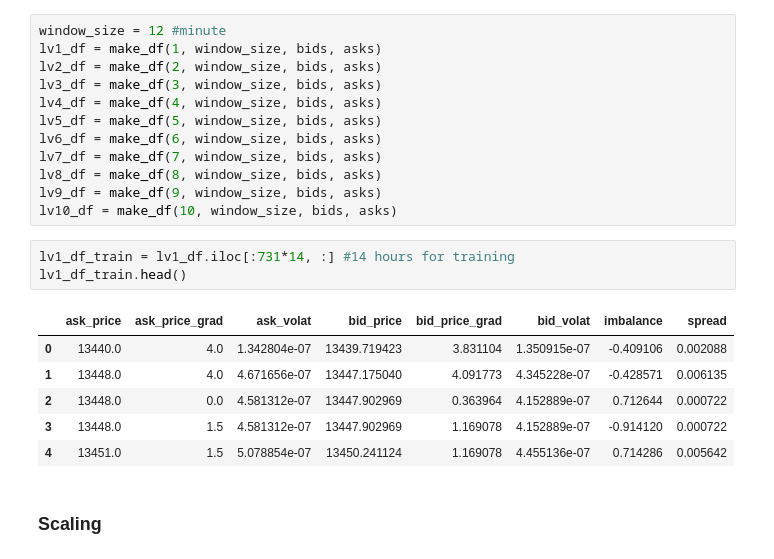
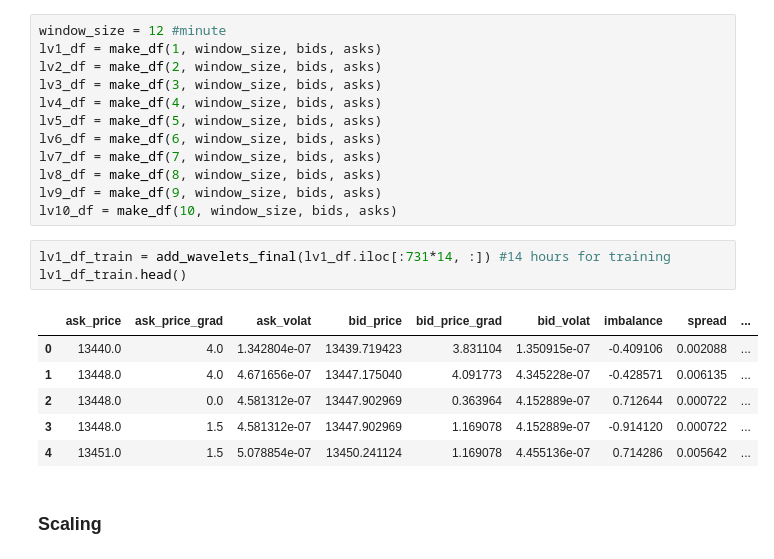
Before and after one commit to anastasia-yaschenko/BTC-Manipulation-detection, a Jupyter notebook: Model2.ipynb, the cells around one changed output. Drawn from its saved outputs; the diff is of its cells as text.

```diff
--- a/Model2.ipynb
+++ b/Model2.ipynb
@@ -139,15 +139,15 @@ lv8_df = make_df(8, window_size, bids, asks)
 lv9_df = make_df(9, window_size, bids, asks)
 lv10_df = make_df(10, window_size, bids, asks)
 # %%
-lv1_df_train = lv1_df.iloc[:731*14, :] #14 hours for training
+lv1_df_train = add_wavelets_final(lv1_df.iloc[:731*14, :]) #14 hours for training
 lv1_df_train.head()
 # %% [output]
-|  | ask_price | ask_price_grad | ask_volat | bid_price | bid_price_grad | bid_volat | imbalance | spread |
-| 0 | 13440.0 | 4.0 | 1.342804e-07 | 13439.719423 | 3.831104 | 1.350915e-07 | -0.409106 | 0.002088 |
-| 1 | 13448.0 | 4.0 | 4.671656e-07 | 13447.175040 | 4.091773 | 4.345228e-07 | -0.428571 | 0.006135 |
-| 2 | 13448.0 | 0.0 | 4.581312e-07 | 13447.902969 | 0.363964 | 4.152889e-07 | 0.712644 | 0.000722 |
-| 3 | 13448.0 | 1.5 | 4.581312e-07 | 13447.902969 | 1.169078 | 4.152889e-07 | -0.914120 | 0.000722 |
-| 4 | 13451.0 | 1.5 | 5.078854e-07 | 13450.241124 | 1.169078 | 4.455136e-07 | 0.714286 | 0.005642 |
+|  | ask_price | ask_price_grad | ask_volat | bid_price | bid_price_grad | bid_volat | imbalance | spread | ... |
+| 0 | 13440.0 | 4.0 | 1.342804e-07 | 13439.719423 | 3.831104 | 1.350915e-07 | -0.409106 | 0.002088 | ... |
+| 1 | 13448.0 | 4.0 | 4.671656e-07 | 13447.175040 | 4.091773 | 4.345228e-07 | -0.428571 | 0.006135 | ... |
+| 2 | 13448.0 | 0.0 | 4.581312e-07 | 13447.902969 | 0.363964 | 4.152889e-07 | 0.712644 | 0.000722 | ... |
+| 3 | 13448.0 | 1.5 | 4.581312e-07 | 13447.902969 | 1.169078 | 4.152889e-07 | -0.914120 | 0.000722 | ... |
+| 4 | 13451.0 | 1.5 | 5.078854e-07 | 13450.241124 | 1.169078 | 4.455136e-07 | 0.714286 | 0.005642 | ... |
 # %% [markdown]
 ### Scaling
 # %%
```
Also changed, not shown: parts of 3 cells of this notebook.
